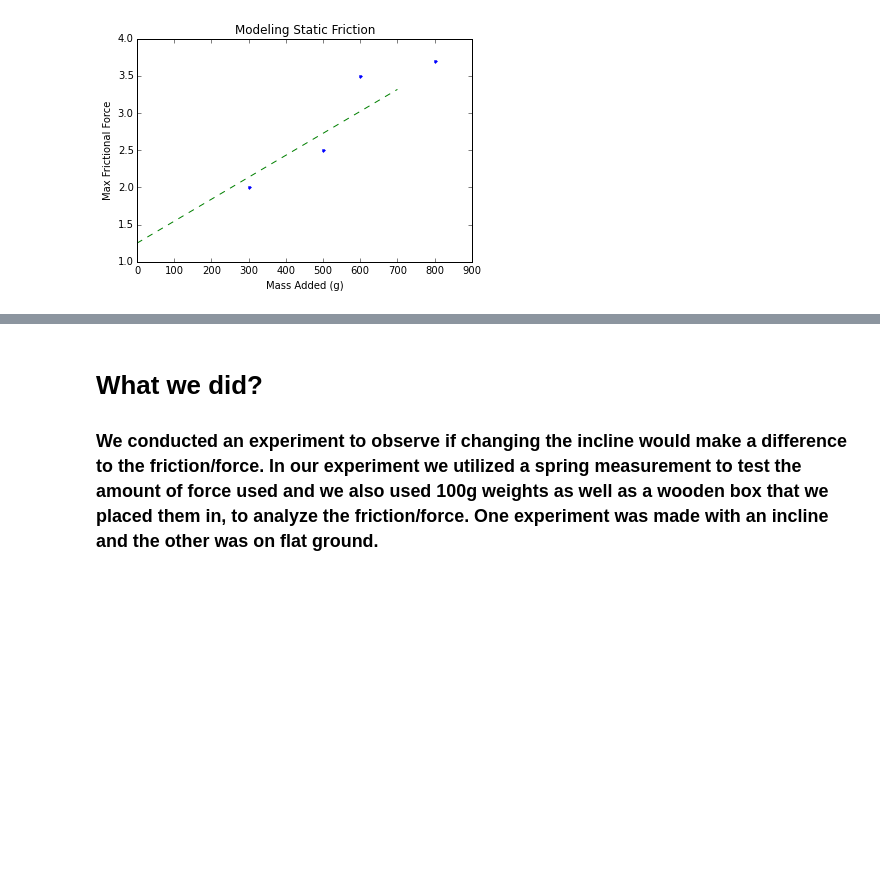
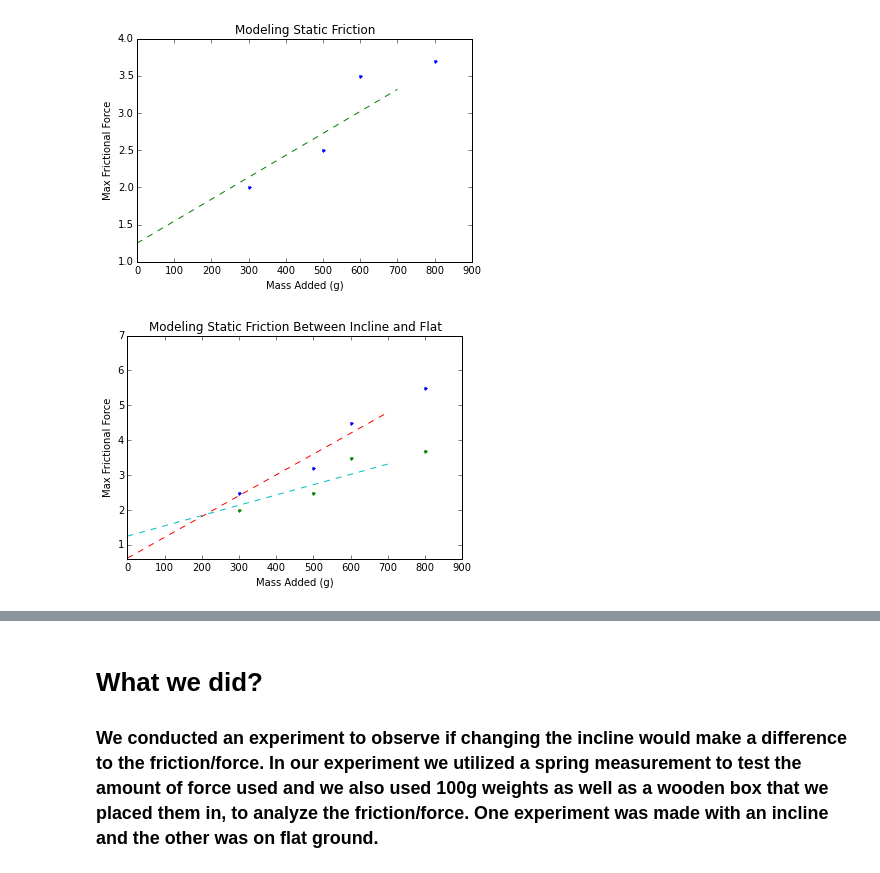
Before and after one commit to bavhorobaina/labs2, a Jupyter notebook: Modeling Static Friction.ipynb, the cells around one changed output, grey strips where cells are left out. Drawn from its saved outputs; the diff is of its cells as text; code cells hidden in the pictures; blank space fills up the shorter version.

```diff
--- a/Modeling Static Friction.ipynb
+++ b/Modeling Static Friction.ipynb
@@ -94,3 +94,32 @@ plt.show()
 # %% [output]
 0.00295205479235
 [figure]
+# %%
+import matplotlib.pyplot as plt
+import numpy as np
+from scipy.optimize import curve_fit
+
+m = [300,500,600,800,1000]
+fs = [2.5,3.2,4.5,5.5,6.5]
+fi = [2,2.5,3.5,3.7,4]
+
+mm= np.linspace(0,700,500)
+
+def linear(x, a, b):
+    return a*x + b
+
+a, b=curve_fit(linear, m, fs)[0]
+c, d=curve_fit(linear, m, fi)[0]
+plt.xlim(0,900)
+plt.ylim(0.6,7)
+plt.title("Modeling Static Friction Between Incline and Flat")
+plt.xlabel("Mass Added (g)")
+plt.ylabel("Max Frictional Force")
+plt.plot(m, fs, '.')
+plt.plot(m, fi, '.')
+plt.plot(mm, linear(mm, a, b), '--')
+plt.plot(mm, linear(mm, c, d), '--')
+
+plt.show()
+# %% [output]
+[figure, added]
```
Also changed, not shown: parts of 2 cells of this notebook.
